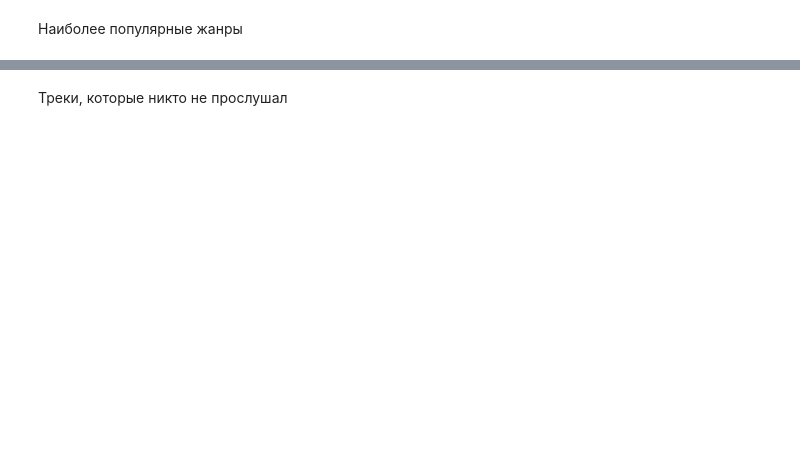
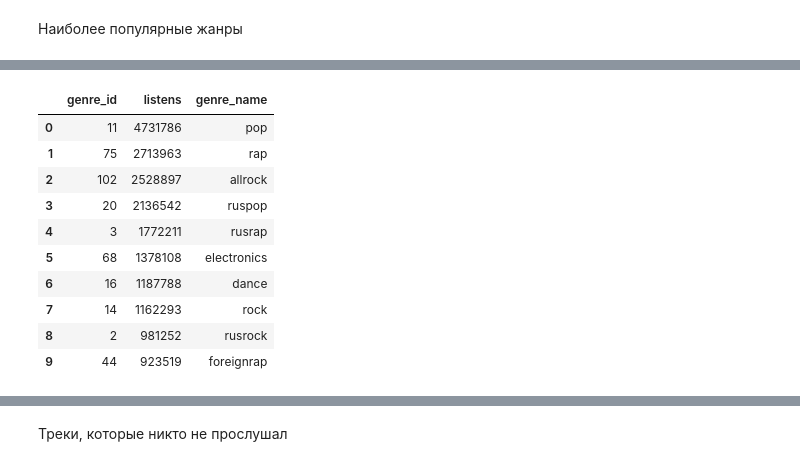
Before and after one commit to useful-pers/mle-project-sprint-4-v001, a Jupyter notebook: recommendations.ipynb, the cells around one changed output, grey strips where cells are left out. Cells and saved outputs as stored; diff of their text form; code cells hidden in the pictures; blank space fills up the shorter version.

```diff
--- a/recommendations.ipynb
+++ b/recommendations.ipynb
@@ -276,2 +376,24 @@ catalog = pd.concat(
 # %% [markdown]
 Наиболее популярные жанры
+# %%
+# минимальный набор для джойна
+track_genres = tracks[["track_id", "genres"]]
+
+# присоединяем жанры к взаимодействиям
+events_with_genres = interactions[["track_id"]].merge(
+    track_genres, on="track_id", how="left"
+)
+
+# разворачиваем список жанров
+genre_events = events_with_genres.explode("genres")
+
+# считаем популярность жанров
+genre_popularity = (
+    genre_events
+    .groupby("genres")
+    .size()
+    .reset_index(name="listens")
+    .sort_values("listens", ascending=False)
+)
+
+genre_popularity.head(10)
@@ -277,0 +412,26 @@ catalog = pd.concat(
+# %%
+genre_names = catalog[catalog["type"] == "genre"][["id", "name"]] \
+    .rename(columns={"id": "genre_id", "name": "genre_name"})
+
+top_n = 10
+
+top_genres_named = (
+    genre_popularity
+    .head(top_n)
+    .rename(columns={"genres": "genre_id"})
+    .merge(genre_names, on="genre_id", how="left")
+)
+
+top_genres_named
+# %% [output]
+|  | genre_id | listens | genre_name |
+| 0 | 11 | 4731786 | pop |
+| 1 | 75 | 2713963 | rap |
+| 2 | 102 | 2528897 | allrock |
+| 3 | 20 | 2136542 | ruspop |
+| 4 | 3 | 1772211 | rusrap |
+| 5 | 68 | 1378108 | electronics |
+| 6 | 16 | 1187788 | dance |
+| 7 | 14 | 1162293 | rock |
+| 8 | 2 | 981252 | rusrock |
+| 9 | 44 | 923519 | foreignrap |
```
Also changed, not shown: parts of 17 cells of this notebook.
